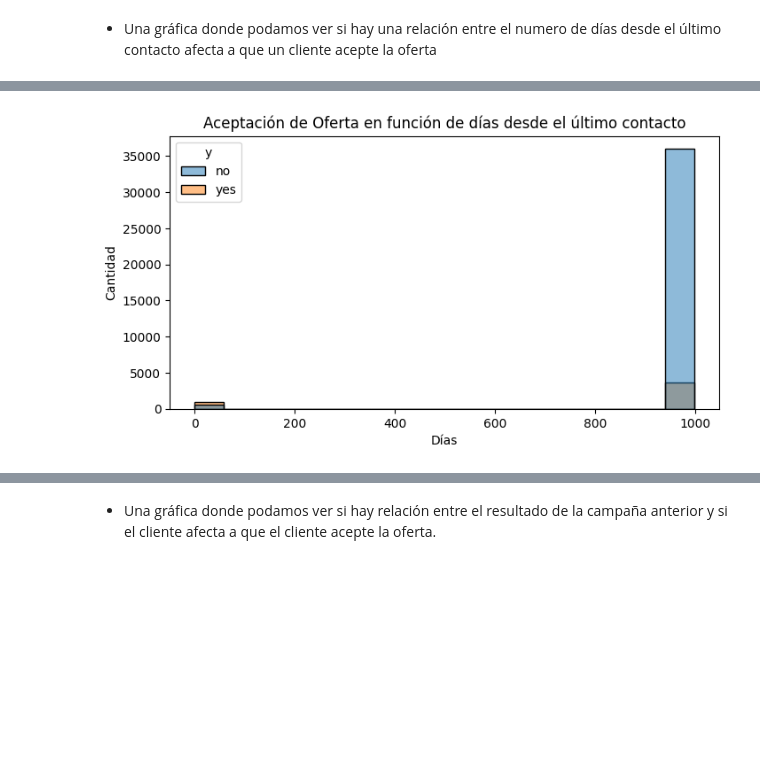
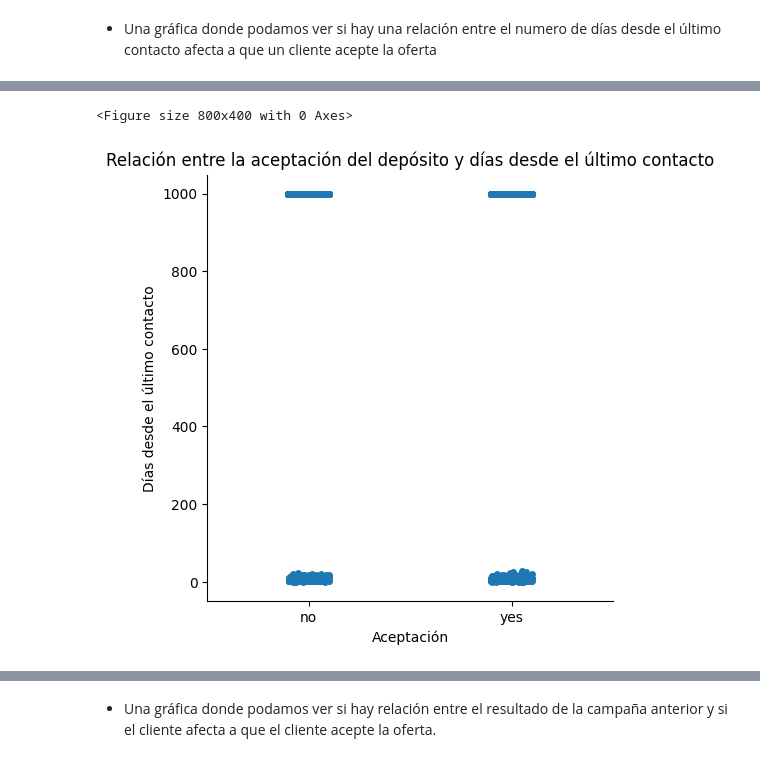
Before and after one commit to anane3373/promoE_modulo2_sprint2_pairprogramming_AnaGuardiayAndreaCabrera, a Jupyter notebook: limpieza_pair/limpieza1_16_8.ipynb, the cells around one changed output, grey strips where cells are left out. Saved outputs shown, nothing was run; the diff lists cells and outputs as text; code cells hidden in the pictures; blank space fills up the shorter version.

```diff
--- a/limpieza_pair/limpieza1_16_8.ipynb
+++ b/limpieza_pair/limpieza1_16_8.ipynb
@@ -339,17 +307,17 @@ plt.show();
 # %%
-# iniciamos la gráfica
 plt.figure(figsize =(8,4))
 
-# establecemos la gráfica con elm método hue para la columna de "island"
-fig = sns.histplot(x= 'pdays', data = df, hue =  'y')
+# usamos el swarmplot para visualizar nuestra pregunta
+fig = sns.catplot(x='y', y = 'pdays' ,data = df)
 
-# cambiamos el nombre de los ejes
-fig.set(xlabel= 'Días',  ylabel =  'Cantidad')
+# ponemos nombre a los ejes
+fig.set(xlabel='Aceptación', ylabel= 'Días desde el último contacto' )
 
 # ponemos título a la gráfica
-fig.set_title('Aceptación de Oferta en función de días desde el último contacto')
+plt.title('Relación entre la aceptación del depósito y días desde el último contacto')
 
 # mostramos la gráfica
 plt.show()
 # %% [output]
+<Figure size 800x400 with 0 Axes>
-[figure, old version]
+[figure, new version]
```
Also changed, not shown: parts of 20 cells of this notebook, 2 other files.
